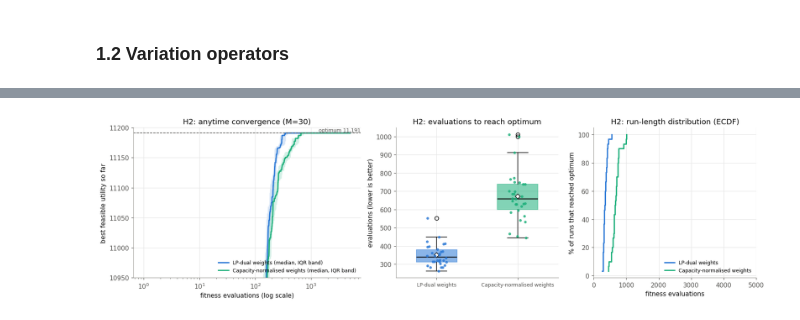
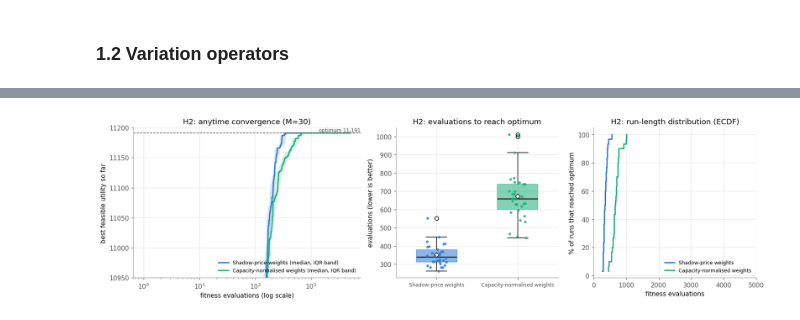
Before and after one commit to BarnabasSzalay232430/Artificial-Intelligence, a Jupyter notebook: Metaheuristics_Workload_Allocation.ipynb, the cells around one changed output, grey strips where cells are left out. Cells and saved outputs as stored; diff of their text form; code cells hidden in the pictures.

```diff
--- a/Metaheuristics_Workload_Allocation.ipynb
+++ b/Metaheuristics_Workload_Allocation.ipynb
@@ -605,7 +299,0 @@ Instance 2-T (capacities x 0.3): b = [ 630  330  990 1110 1080], optimum = 7,168
-# %%
-fig, axes = plt.subplots(1, 2, figsize=(13, 4.2))
-for ax, (tag, (I, ga_df, ga_tr, hc_df, hc_tr)) in zip(axes, stress.items()):
-    lo = np.percentile(np.concatenate([ga_tr[:, 50], hc_tr[:, 50]]), 10)
-    plot_convergence(ax, {"GA": ga_tr, "HC": hc_tr}, [C["blue"], C["orange"]], I.optimum,
-                     f"Stress test {tag}", ylim=(lo, I.optimum + 0.002 * I.optimum))
-plt.tight_layout(); plt.show()
@@ -666,0 +607,4 @@ Evaluation budgets are the standard fairness criterion, but repair hides extra c
+# %%
+P2_BUDGET = 5_000
+p2_ga, p2_ga_tr, p2_div = run_many(steady_state_ga, I2, dual_repair, P2_BUDGET, label="Steady-state GA + shadow-price repair")
+summarise(p2_ga)
@@ -666,0 +680,7 @@ Evaluation budgets are the standard fairness criterion, but repair hides extra c
+# %%
+P3_BUDGET = 5_000
+# Variant A is exactly the Part 2 GA (same settings, seeds and budget), so its 30 runs are reused
+A_rep, A_rep_tr = p2_ga.assign(variant="Repair (shadow-price weights)"), p2_ga_tr
+A_pen, A_pen_tr, _ = run_many(steady_state_ga, I2, StaticPenalty, P3_BUDGET, label="Static penalty")
+A_df = pd.concat([A_rep, A_pen], ignore_index=True)
+summarise(A_df)
@@ -708,26 +787,28 @@ Pure greedy (ADD from empty), no search: dual = 11,167 (gap 0.21 %), normalised
 | Repair (capacity-normalised weights) | 11191.0 | 0.0 | 11191.0 | 11191.0 | 11191.0 | 0.0 | 100.0 | 659.0 | ... |
 # %%
+# Convergence (left), evaluations to optimum (middle), share of runs that reached the optimum over time (right)
 fig, axes = plt.subplots(1, 3, figsize=(15, 4.3), gridspec_kw={"width_ratios": [1.4, 1, 1]})
-plot_convergence(axes[0], {"LP-dual weights": A_rep_tr, "Capacity-normalised weights": B_nai_tr},
+plot_convergence(axes[0], {"Shadow-price weights": A_rep_tr, "Capacity-normalised weights": B_nai_tr},
                  [C["blue"], C["aqua"]], I2.optimum, "H2: anytime convergence (M=30)", ylim=(10_950, 11_200))
-rl = {"LP-dual weights": A_rep.evals_to_opt.fillna(P3_BUDGET + 1).values,
+rl = {"Shadow-price weights": A_rep.evals_to_opt.fillna(P3_BUDGET + 1).values,
       "Capacity-normalised weights": B_nai.evals_to_opt.fillna(P3_BUDGET + 1).values}
 plot_box(axes[1], rl, [C["blue"], C["aqua"]], "H2: evaluations to reach optimum", ylabel="evaluations (lower is better)")
-for (k, v), col in zip(rl.items(), [C["blue"], C["aqua"]]):      # run-length distribution (ECDF)
+for (k, v), col in zip(rl.items(), [C["blue"], C["aqua"]]):      # cumulative % of runs that have found the optimum
     s = np.sort(v); axes[2].step(s, np.arange(1, s.size + 1) / s.size * 100, where="post", color=col, label=k)
 axes[2].set(xlabel="fitness evaluations", ylabel="% of runs that reached optimum",
             title="H2: run-length distribution (ECDF)", xlim=(0, P3_BUDGET)); axes[2].legend(fontsize=8, loc="lower right")
 plt.tight_layout(); plt.show()
 
+# Tests: evaluations to optimum (lower = better), then best utility at each checkpoint (higher = better)
 rows = [{"metric": "evaluations to optimum (lower better)",
-         **compare(rl["LP-dual weights"], rl["Capacity-normalised weights"], "less")}]
+         **compare(rl["Shadow-price weights"], rl["Capacity-normalised weights"], "less")}]
 for cp in (100, 250, 500, 1000):
     rows.append({"metric": f"best utility @ {cp} evals",
                  **compare(A_rep_tr[:, cp - 1], B_nai_tr[:, cp - 1], "greater")})
 H2 = pd.DataFrame(rows)
-H2["p (Holm)"] = holm(H2.p)
-H2["A12 note"] = ["A12<0.5 = dual faster"] + ["A12>0.5 = dual better"] * 4
+H2["p (Holm)"] = holm(H2.p)                           # correct for running 5 tests on the same runs
+H2["A12 note"] = ["A12<0.5 = shadow-price faster"] + ["A12>0.5 = shadow-price better"] * 4
 H2["reject H0 (α=0.05)"] = H2["p (Holm)"] < 0.05
-H2.rename(columns={"median A": "median dual", "median B": "median normalised"})
+H2.rename(columns={"median A": "median shadow-price", "median B": "median normalised"})
 # %% [output]
-[figure, old version]
+[figure, new version]
```
Also changed, not shown: parts of 73 cells of this notebook, 3 other files.
